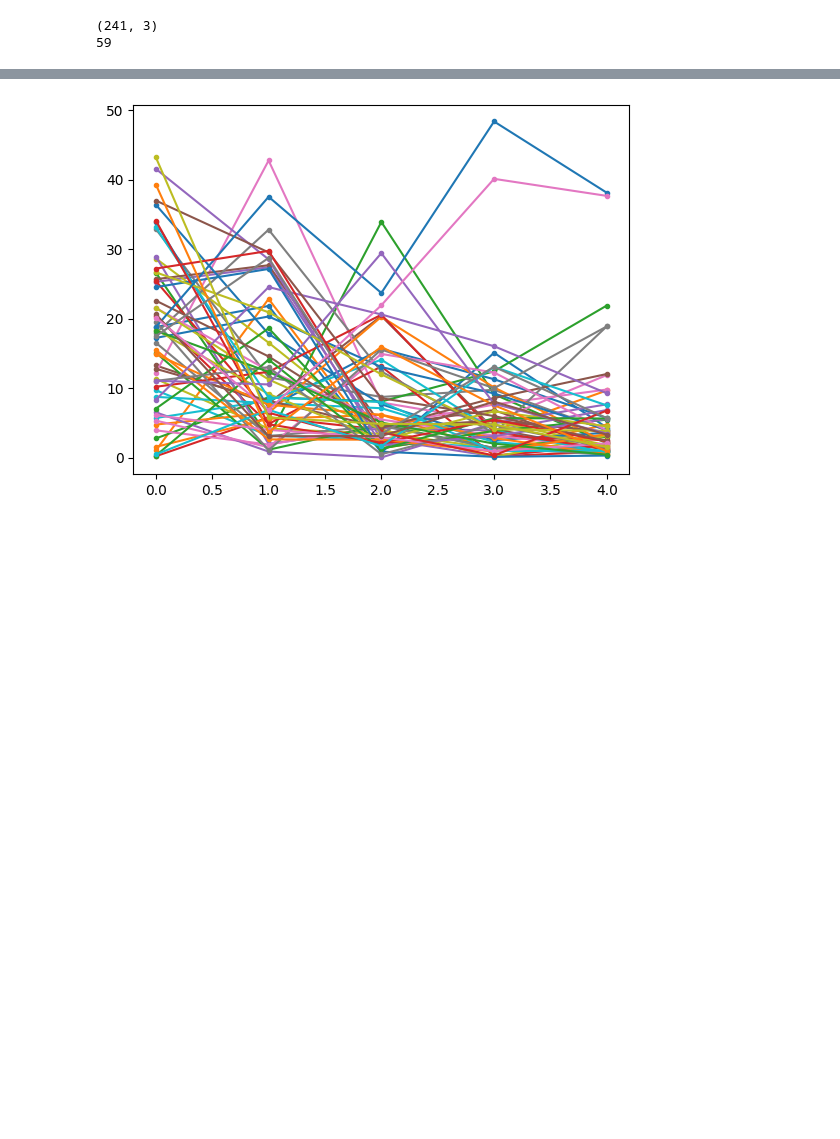
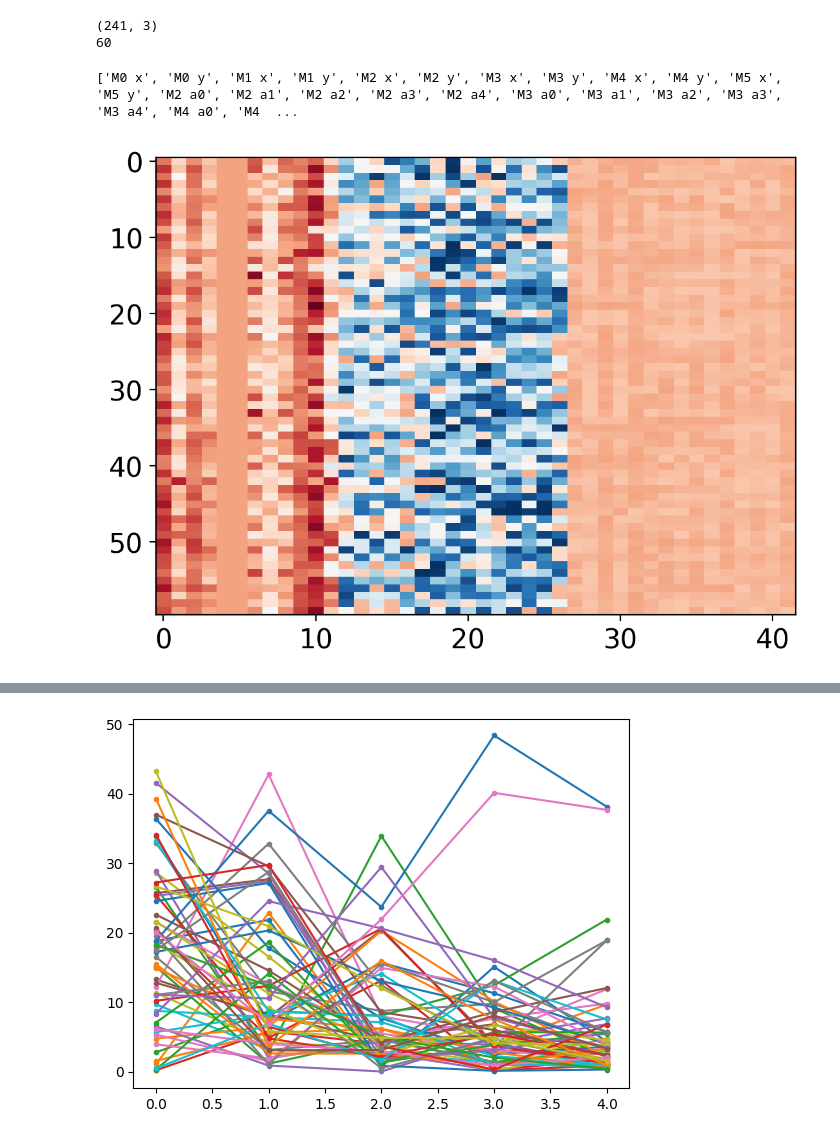
Before and after one commit to victoria-mochulska/evoscape, a Jupyter notebook: notebooks/decision_structure_analysis.ipynb, the cells around one changed output, grey strips where cells are left out. Cells and saved outputs as stored; diff of their text form; code cells hidden in the pictures; blank space fills up the shorter version.

Commit message:
Figure notebooks

```diff
--- a/notebooks/decision_structure_analysis.ipynb
+++ b/notebooks/decision_structure_analysis.ipynb
@@ -37,8 +37,9 @@ file_name = data_dir + 'optimization_log.csv'
 log = pd.read_csv(file_name, sep='\t', names=['Timecode', 'Init timecode', 'Fitness'], skiprows=1)
 print(log.shape)
 
-fitness_threshold = -0.55
-print(np.sum(log['Fitness'] > fitness_threshold))
+fitness_threshold = -0.5505
+n_landscapes = np.sum(log['Fitness'] > fitness_threshold)
+print(n_landscapes)
 timecodes = log['Timecode'][log['Fitness'] > fitness_threshold]
 
 
@@ -55,16 +56,18 @@ landscape_pars = {
 gen = 300
 # %% [output]
 (241, 3)
-59
+60
 # %%
-def transform_coords(landscape, old_coords, origin=0, direction=2, left=None, right=None, bottom=None, scale=False):
-    module_coords = np.zeros((len(landscape.module_list), 2))
-    for i, module in enumerate(landscape.module_list):
+def transform_coords(module_list, old_coords, origin=0, direction=2, left=None, right=None, bottom=None, scale=False):
+    module_coords = np.zeros((len(module_list), 2))
+    for i, module in enumerate(module_list):
         module_coords[i, :] = module.x, module.y
     coords = old_coords - module_coords[origin]   # move origin
     module_coords = module_coords - module_coords[origin]
 
-    x, y = np.mean(module_coords[direction, 0]), np.mean(module_coords[direction, 1])
+    # x, y = np.mean(module_coords[direction, 0]), np.mean(module_coords[direction, 1])
+    norm_coords = (module_coords.T/np.linalg.norm(module_coords, axis=1).T).T
+    x, y = np.sum(norm_coords[direction, 0]), np.sum(norm_coords[direction, 1])
 
     d = np.linalg.norm((x, y))
     R = np.array([[x, y], [-y, x]])/d
@@ -119,0 +185,13 @@ def rotate_landscape(landscape, origin=0, direction=2, left=None, right=None, bo
+# %%
+all_pars = np.zeros((n_landscapes, 2*6 + 3*2*5))
+
+for i, timecode in enumerate(timecodes):
+    # print(timecode)
+    all_pars[i, :], par_names, par_colors = pars_from_timecode(timecode, data_dir, gen)
+
+print(par_names)
+plt.imshow(all_pars, cmap='RdBu', aspect=0.5)
+plt.show()
+# %% [output]
+['M0 x', 'M0 y', 'M1 x', 'M1 y', 'M2 x', 'M2 y', 'M3 x', 'M3 y', 'M4 x', 'M4 y', 'M5 x', 'M5 y', 'M2 a0', 'M2 a1', 'M2 a2', 'M2 a3', 'M2 a4', 'M3 a0', 'M3 a1', 'M3 a2', 'M3 a3', 'M3 a4', 'M4 a0', 'M4  ...
+[figure, added]
```
Also changed, not shown: parts of 13 cells of this notebook, 4 other files.
